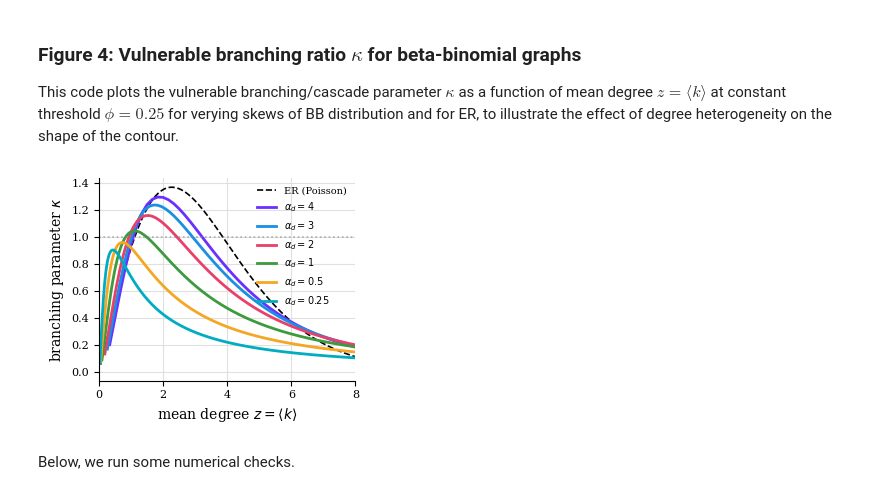
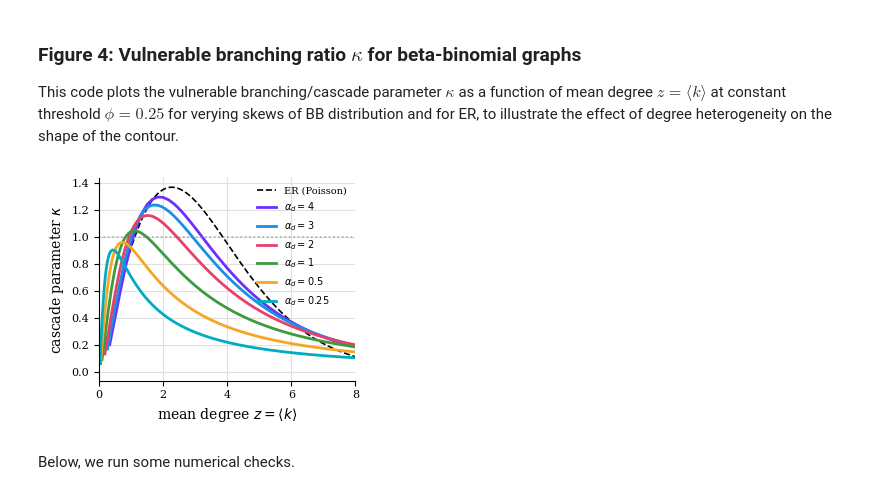
Before and after one commit to aidanwmw/Cascade-Degree-Threshold-Interaction, a Jupyter notebook: figure4.ipynb, the cells around one changed output. Drawn from its saved outputs; the diff is of its cells as text; code cells hidden in the pictures.

```diff
--- a/figure4.ipynb
+++ b/figure4.ipynb
@@ -50,35 +50,35 @@ for i, (alpha_d, label) in enumerate(alpha_sets):
     kappas, means = [], []
     for n in n_vals:
         # for all (n,k) compute P(a,b,n,k)
         pk = betabinom.pmf(ks[:n + 1], n, alpha_d, beta_bb)
 
         # compute average degree sum_k k p_k
         mk = (ks[:len(pk)] * pk).sum()
 
         # compute k up to the always-vulnerable cutoff
         kmin = min(k_trig + 1, len(pk))
 
         # compute kappa = k (k-1) p_k/<k>
         w = ks[2:kmin] * (ks[2:kmin] - 1) * pk[2:kmin] / mk
 
         kappas.append(w.sum())
         means.append(mk)
 
     # Plot the kappa vs appropriately computed <k>
     results[alpha_d] = (np.array(means), np.array(kappas))
     ax.plot(means, kappas, lw=LW, color=PALETTE[i], label=label)
 
 
 ax.axhline(1.0, color='gray', ls=':', lw=REF_LW, alpha=0.6)
 ax.set_xlabel(r'mean degree $z=\langle k\rangle$')
-ax.set_ylabel('branching parameter $\\kappa$')
+ax.set_ylabel('cascade parameter $\\kappa$')
 ax.set_xlim(0, 8)
 ax.legend(loc='best', frameon=False, fontsize=7)
 fig.tight_layout()
 save(fig, "figure4")
 plt.show()
 # %% [output]
-[figure, old version]
+[figure, new version]
 # %% [markdown]
 Below, we run some numerical checks.
 # %%
```
Also changed, not shown: 3 other files.
